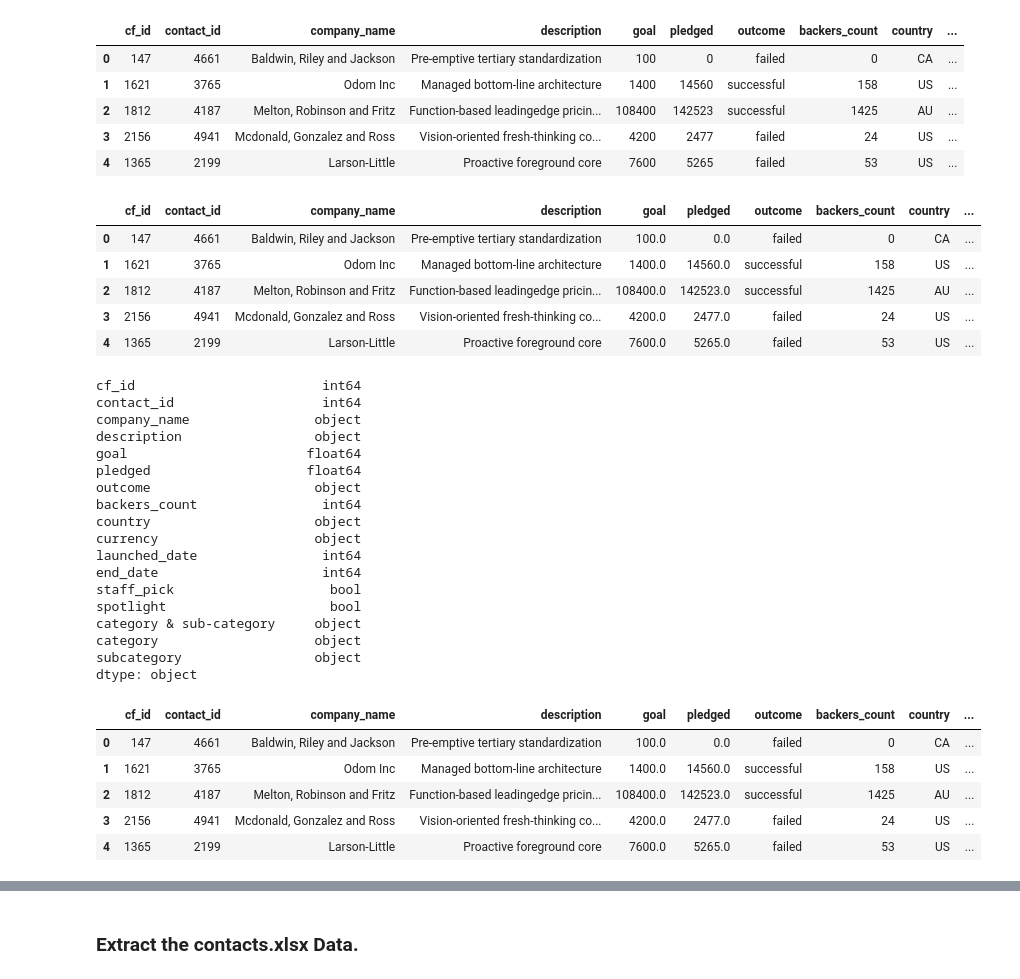
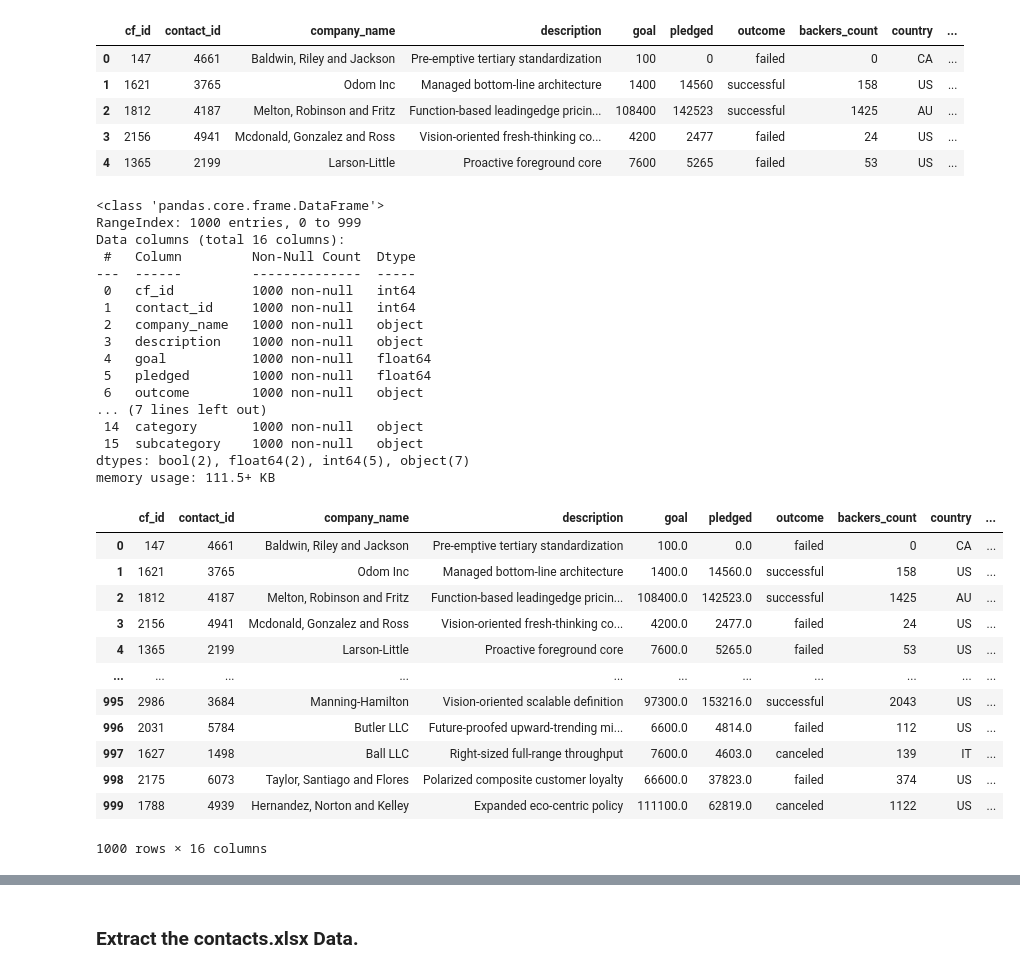
Before and after one commit to j13s3/Crowdfunding_ETL, a Jupyter notebook: ETL_Mini_Project_JSharma.ipynb, the cells around one changed output, grey strips where cells are left out. Drawn from its saved outputs; the diff is of its cells as text; code cells hidden in the pictures.

```diff
--- a/ETL_Mini_Project_JSharma.ipynb
+++ b/ETL_Mini_Project_JSharma.ipynb
@@ -62,6 +61,15 @@ Index(['cf_id', 'contact_id', 'company_name', 'blurb', 'goal', 'pledged',
       dtype='object')
 # %%
 # Assign the category and subcategory values to category and subcategory columns.
-cat_subcat = crowdfunding_info_df ["category & sub-category"].str.split('/' , expand=True)
-cat_subcat
+splitted_crowdfunding_info_df = crowdfunding_info_df ["category & sub-category"].str.split('/' , expand=True)
+splitted_crowdfunding_info_df.rename(columns={0: "category", 1: "subcategory"}, inplace=True)
+splitted_crowdfunding_info_df
+
+#Dropping the category & sub-category column
+crowdfunding_info_df.drop("category & sub-category",axis='columns',inplace=True)
+
+#Add the new defined columns
+crowdfunding_info_df["category"]=splitted_crowdfunding_info_df['category']
+crowdfunding_info_df["subcategory"]=splitted_crowdfunding_info_df['subcategory']
+crowdfunding_info_df
 # %% [output]
@@ -197,6 +207,8 @@ campaign_df.head()
 | 4 | 1365 | 2199 | Larson-Little | Proactive foreground core | 7600 | 5265 | failed | 53 | US | ... |
 # %%
 # Rename the blurb, launched_at, and deadline columns.
+campaign_df.rename(columns={'blurb': "description", "launched_at" : "launched_date", "deadline" : "end_date"}, inplace=True)
+campaign_df.head()
 # %% [output]
 |  | cf_id | contact_id | company_name | description | goal | pledged | outcome | backers_count | country | ... |
 | 0 | 147 | 4661 | Baldwin, Riley and Jackson | Pre-emptive tertiary standardization | 100 | 0 | failed | 0 | CA | ... |
@@ -206,43 +218,48 @@ campaign_df.head()
 | 4 | 1365 | 2199 | Larson-Little | Proactive foreground core | 7600 | 5265 | failed | 53 | US | ... |
 # %%
 # Convert the goal and pledged columns to a `float` data type.
+# Convert the goal and pledged columns to a `float` data type.
+campaign_df[['goal', 'pledged']] = campaign_df[['goal', 'pledged']].astype('float64')
-# %% [output]
-|  | cf_id | contact_id | company_name | description | goal | pledged | outcome | backers_count | country | ... |
-| 0 | 147 | 4661 | Baldwin, Riley and Jackson | Pre-emptive tertiary standardization | 100.0 | 0.0 | failed | 0 | CA | ... |
-| 1 | 1621 | 3765 | Odom Inc | Managed bottom-line architecture | 1400.0 | 14560.0 | successful | 158 | US | ... |
-| 2 | 1812 | 4187 | Melton, Robinson and Fritz | Function-based leadingedge pricin... | 108400.0 | 142523.0 | successful | 1425 | AU | ... |
-| 3 | 2156 | 4941 | Mcdonald, Gonzalez and Ross | Vision-oriented fresh-thinking co... | 4200.0 | 2477.0 | failed | 24 | US | ... |
-| 4 | 1365 | 2199 | Larson-Little | Proactive foreground core | 7600.0 | 5265.0 | failed | 53 | US | ... |
 # %%
 # Check the datatypes
+campaign_df.info()
 # %% [output]
-cf_id                        int64
-contact_id                   int64
-company_name                object
-description                 object
-goal                       float64
-pledged                    float64
-outcome                     object
-backers_count                int64
-country                     object
-currency                    object
-launched_date                int64
-end_date                     int64
-staff_pick                    bool
-spotlight                     bool
-category & sub-category     object
-category                    object
-subcategory                 object
-dtype: object
+<class 'pandas.core.frame.DataFrame'>
+RangeIndex: 1000 entries, 0 to 999
+Data columns (total 16 columns):
+ #   Column         Non-Null Count  Dtype
+---  ------         --------------  -----
+ 0   cf_id          1000 non-null   int64
+ 1   contact_id     1000 non-null   int64
+ 2   company_name   1000 non-null   object
+ 3   description    1000 non-null   object
+ 4   goal           1000 non-null   float64
+ 5   pledged        1000 non-null   float64
+ 6   outcome        1000 non-null   object
+... (7 lines left out)
+ 14  category       1000 non-null   object
+ 15  subcategory    1000 non-null   object
+dtypes: bool(2), float64(2), int64(5), object(7)
+memory usage: 111.5+ KB
 # %%
 # Format the launched_date and end_date columns to datetime format
 from datetime import datetime as dt
+campaign_df["launched_date"]= pd.to_datetime(campaign_df["launched_date"], unit='s').dt.strftime('%Y-%m-%d')
+campaign_df["end_date"]= pd.to_datetime(campaign_df["end_date"], unit='s').dt.strftime('%Y-%m-%d')
+campaign_df
 # %% [output]
 |  | cf_id | contact_id | company_name | description | goal | pledged | outcome | backers_count | country | ... |
 | 0 | 147 | 4661 | Baldwin, Riley and Jackson | Pre-emptive tertiary standardization | 100.0 | 0.0 | failed | 0 | CA | ... |
 | 1 | 1621 | 3765 | Odom Inc | Managed bottom-line architecture | 1400.0 | 14560.0 | successful | 158 | US | ... |
 | 2 | 1812 | 4187 | Melton, Robinson and Fritz | Function-based leadingedge pricin... | 108400.0 | 142523.0 | successful | 1425 | AU | ... |
 | 3 | 2156 | 4941 | Mcdonald, Gonzalez and Ross | Vision-oriented fresh-thinking co... | 4200.0 | 2477.0 | failed | 24 | US | ... |
 | 4 | 1365 | 2199 | Larson-Little | Proactive foreground core | 7600.0 | 5265.0 | failed | 53 | US | ... |
+| ... | ... | ... | ... | ... | ... | ... | ... | ... | ... | ... |
+| 995 | 2986 | 3684 | Manning-Hamilton | Vision-oriented scalable definition | 97300.0 | 153216.0 | successful | 2043 | US | ... |
+| 996 | 2031 | 5784 | Butler LLC | Future-proofed upward-trending mi... | 6600.0 | 4814.0 | failed | 112 | US | ... |
+| 997 | 1627 | 1498 | Ball LLC | Right-sized full-range throughput | 7600.0 | 4603.0 | canceled | 139 | IT | ... |
+| 998 | 2175 | 6073 | Taylor, Santiago and Flores | Polarized composite customer loyalty | 66600.0 | 37823.0 | failed | 374 | US | ... |
+| 999 | 1788 | 4939 | Hernandez, Norton and Kelley | Expanded eco-centric policy | 111100.0 | 62819.0 | canceled | 1122 | US | ... |
+1000 rows × 16 columns
 # %%
 # Merge the campaign_df with the category_df on the "category" column and
```
Also changed, not shown: parts of 26 cells of this notebook, 4 other files.
